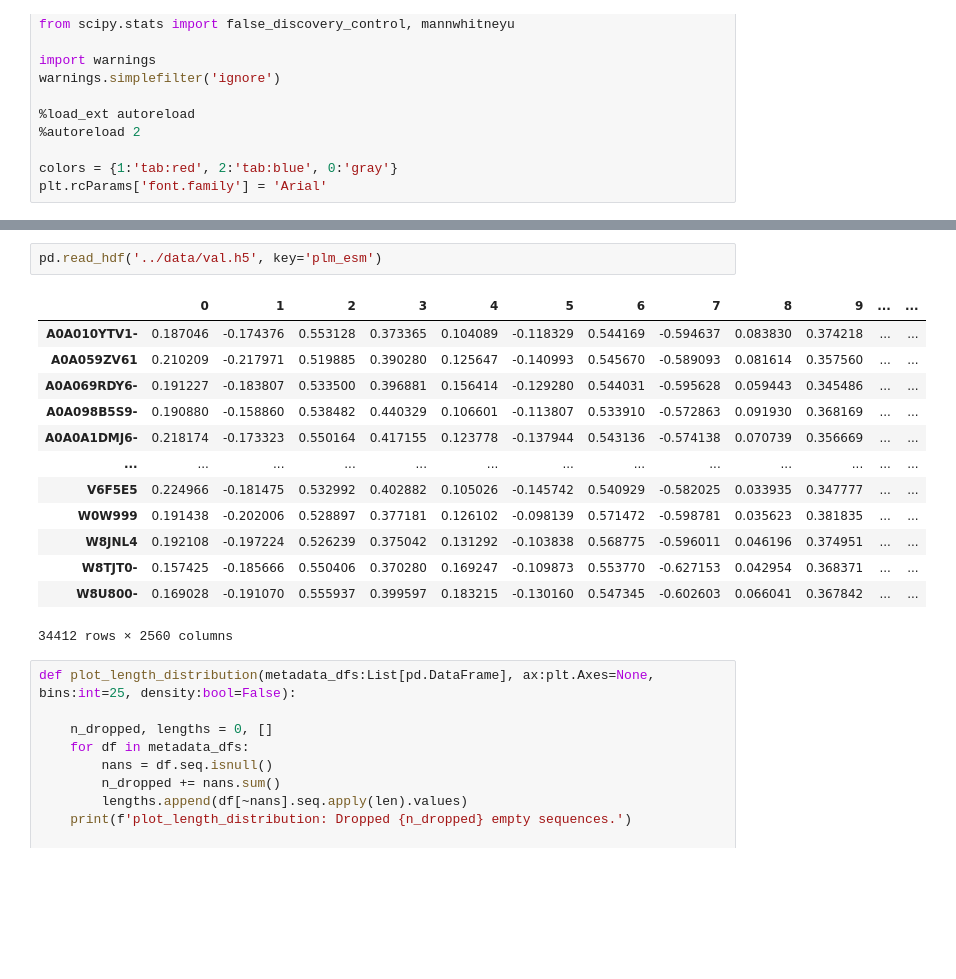
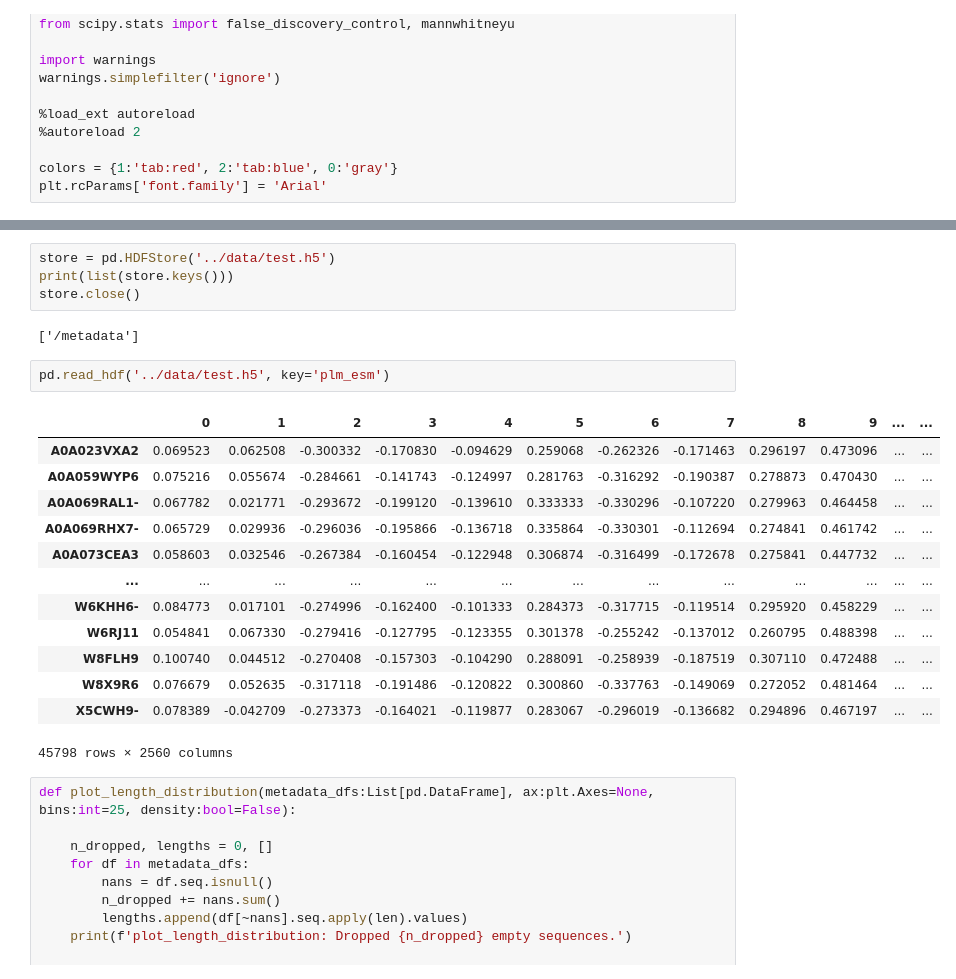
Before and after one commit to pipparichter/selenobot, a Jupyter notebook: notebooks/datasets.ipynb, the cells around one changed output, grey strips where cells are left out. Saved outputs shown, nothing was run; the diff lists cells and outputs as text; blank space fills up the shorter version.

```diff
--- a/notebooks/datasets.ipynb
+++ b/notebooks/datasets.ipynb
@@ -43,19 +27,25 @@ Dataset.from_hdf('../data/train.h5', feature_type='plm_esm')
+# %%
+store = pd.HDFStore('../data/test.h5')
+print(list(store.keys()))
+store.close()
+# %% [output]
+['/metadata']
 # %%
-pd.read_hdf('../data/val.h5', key='plm_esm')
+pd.read_hdf('../data/test.h5', key='plm_esm')
 # %% [output]
 |  | 0 | 1 | 2 | 3 | 4 | 5 | 6 | 7 | 8 | 9 | ... | ... |
-| A0A010YTV1- | 0.187046 | -0.174376 | 0.553128 | 0.373365 | 0.104089 | -0.118329 | 0.544169 | -0.594637 | 0.083830 | 0.374218 | ... | ... |
-| A0A059ZV61 | 0.210209 | -0.217971 | 0.519885 | 0.390280 | 0.125647 | -0.140993 | 0.545670 | -0.589093 | 0.081614 | 0.357560 | ... | ... |
-| A0A069RDY6- | 0.191227 | -0.183807 | 0.533500 | 0.396881 | 0.156414 | -0.129280 | 0.544031 | -0.595628 | 0.059443 | 0.345486 | ... | ... |
-| A0A098B5S9- | 0.190880 | -0.158860 | 0.538482 | 0.440329 | 0.106601 | -0.113807 | 0.533910 | -0.572863 | 0.091930 | 0.368169 | ... | ... |
-| A0A0A1DMJ6- | 0.218174 | -0.173323 | 0.550164 | 0.417155 | 0.123778 | -0.137944 | 0.543136 | -0.574138 | 0.070739 | 0.356669 | ... | ... |
+| A0A023VXA2 | 0.069523 | 0.062508 | -0.300332 | -0.170830 | -0.094629 | 0.259068 | -0.262326 | -0.171463 | 0.296197 | 0.473096 | ... | ... |
+| A0A059WYP6 | 0.075216 | 0.055674 | -0.284661 | -0.141743 | -0.124997 | 0.281763 | -0.316292 | -0.190387 | 0.278873 | 0.470430 | ... | ... |
+| A0A069RAL1- | 0.067782 | 0.021771 | -0.293672 | -0.199120 | -0.139610 | 0.333333 | -0.330296 | -0.107220 | 0.279963 | 0.464458 | ... | ... |
+| A0A069RHX7- | 0.065729 | 0.029936 | -0.296036 | -0.195866 | -0.136718 | 0.335864 | -0.330301 | -0.112694 | 0.274841 | 0.461742 | ... | ... |
+| A0A073CEA3 | 0.058603 | 0.032546 | -0.267384 | -0.160454 | -0.122948 | 0.306874 | -0.316499 | -0.172678 | 0.275841 | 0.447732 | ... | ... |
 | ... | ... | ... | ... | ... | ... | ... | ... | ... | ... | ... | ... | ... |
-| V6F5E5 | 0.224966 | -0.181475 | 0.532992 | 0.402882 | 0.105026 | -0.145742 | 0.540929 | -0.582025 | 0.033935 | 0.347777 | ... | ... |
-| W0W999 | 0.191438 | -0.202006 | 0.528897 | 0.377181 | 0.126102 | -0.098139 | 0.571472 | -0.598781 | 0.035623 | 0.381835 | ... | ... |
-| W8JNL4 | 0.192108 | -0.197224 | 0.526239 | 0.375042 | 0.131292 | -0.103838 | 0.568775 | -0.596011 | 0.046196 | 0.374951 | ... | ... |
-| W8TJT0- | 0.157425 | -0.185666 | 0.550406 | 0.370280 | 0.169247 | -0.109873 | 0.553770 | -0.627153 | 0.042954 | 0.368371 | ... | ... |
-| W8U800- | 0.169028 | -0.191070 | 0.555937 | 0.399597 | 0.183215 | -0.130160 | 0.547345 | -0.602603 | 0.066041 | 0.367842 | ... | ... |
+| W6KHH6- | 0.084773 | 0.017101 | -0.274996 | -0.162400 | -0.101333 | 0.284373 | -0.317715 | -0.119514 | 0.295920 | 0.458229 | ... | ... |
+| W6RJ11 | 0.054841 | 0.067330 | -0.279416 | -0.127795 | -0.123355 | 0.301378 | -0.255242 | -0.137012 | 0.260795 | 0.488398 | ... | ... |
+| W8FLH9 | 0.100740 | 0.044512 | -0.270408 | -0.157303 | -0.104290 | 0.288091 | -0.258939 | -0.187519 | 0.307110 | 0.472488 | ... | ... |
+| W8X9R6 | 0.076679 | 0.052635 | -0.317118 | -0.191486 | -0.120822 | 0.300860 | -0.337763 | -0.149069 | 0.272052 | 0.481464 | ... | ... |
+| X5CWH9- | 0.078389 | -0.042709 | -0.273373 | -0.164021 | -0.119877 | 0.283067 | -0.296019 | -0.136682 | 0.294896 | 0.467197 | ... | ... |
-34412 rows × 2560 columns
+45798 rows × 2560 columns
 # %%
 def plot_length_distribution(metadata_dfs:List[pd.DataFrame], ax:plt.Axes=None, bins:int=25, density:bool=False):
 
```
Also changed, not shown: parts of 1 cell of this notebook, 1 other file.
